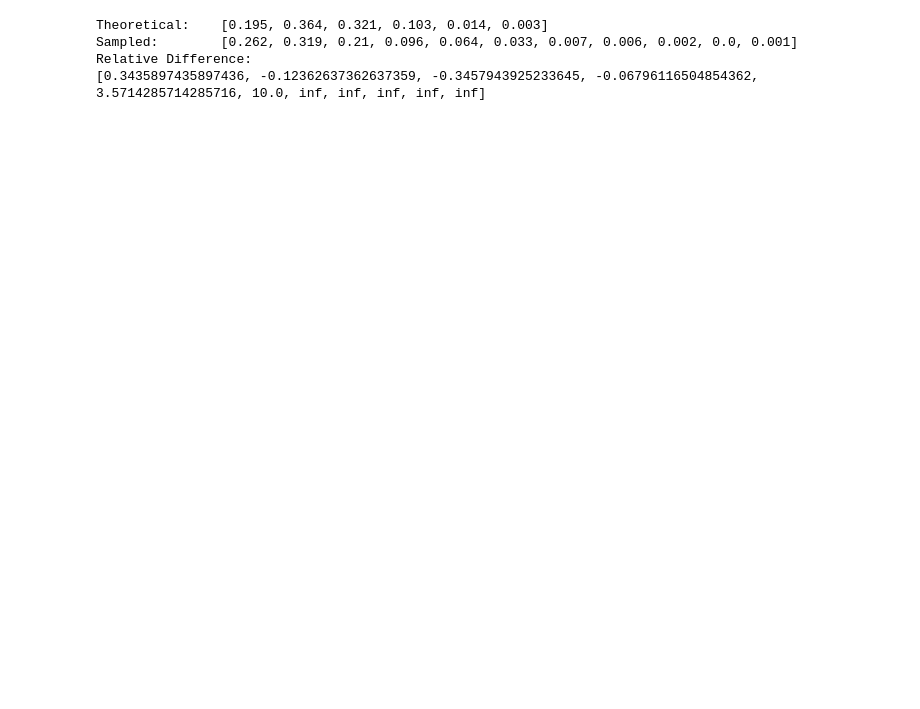
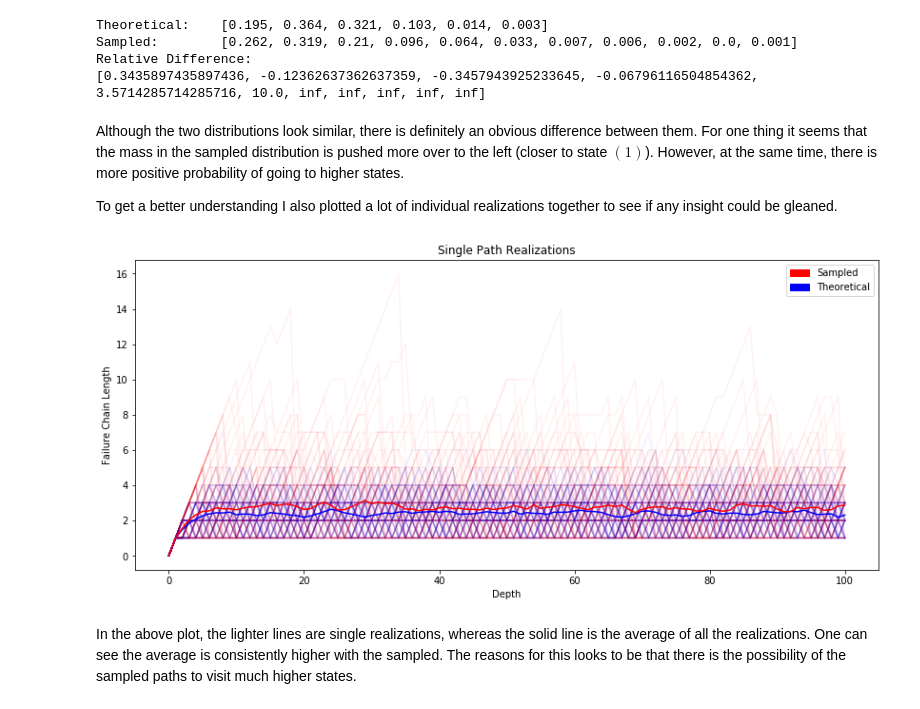
Before and after one commit to IanChar/AutomataGrowth, a Jupyter notebook: notebooks/Sept4_2017_FailureChainModel.ipynb, the cells around one changed output. Saved outputs shown, nothing was run; the diff lists cells and outputs as text; code cells hidden in the pictures; blank space fills up the shorter version.

```diff
--- a/notebooks/Sept4_2017_FailureChainModel.ipynb
+++ b/notebooks/Sept4_2017_FailureChainModel.ipynb
@@ -70,3 +114,47 @@ Theoretical:    [0.195, 0.364, 0.321, 0.103, 0.014, 0.003]
 Sampled:        [0.262, 0.319, 0.21, 0.096, 0.064, 0.033, 0.007, 0.006, 0.002, 0.0, 0.001]
 Relative Difference:
 [0.3435897435897436, -0.12362637362637359, -0.3457943925233645, -0.06796116504854362, 3.5714285714285716, 10.0, inf, inf, inf, inf, inf]
+# %% [markdown]
+Although the two distributions look similar, there is definitely an obvious difference between them. For one thing it seems that the mass in the sampled distribution is pushed more over to the left (closer to state $(1)$). However, at the same time, there is more positive probability of going to higher states.
+
+To get a better understanding I also plotted a lot of individual realizations together to see if any insight could be gleaned.
+# %%
+def compare_trends(probs, depth, realizations):
+    fc = FailureChain(probs)
+    ds = DepthSampler(probs, depth)
+    depth_list = range(depth + 1)
+    avg_theoretical = None
+    avg_sampled = None
+    plt.figure(figsize=(14, 6))
+    for _ in xrange(realizations):
+        theoretical = fc.get_realization_path(depth)
+        sampled = ds.draw_samples(1, ['failure_chain_path'])['failure_chain_path'].tolist()
+        plt.plot(depth_list, theoretical, 'b-', alpha=0.05)
+        plt.plot(depth_list, sampled, 'r-', alpha=0.05)
+        if avg_theoretical is None:
+            avg_theoretical = theoretical
+            avg_sampled = sampled
+        else:
+            avg_theoretical = [avg_theoretical[i] + theoretical[i] for i in range(len(theoretical))]
+            avg_sampled = [avg_sampled[i] + sampled[i] for i in range(len(theoretical))]
+    avg_theoretical = [val / realizations for val in avg_theoretical]
+    avg_sampled = [val / realizations for val in avg_sampled]
+    plt.plot(depth_list, avg_theoretical, 'b-', alpha=1)
+    plt.plot(depth_list, avg_sampled, 'r-', alpha=1)
+    plt.title('Single Path Realizations')
+    plt.ylabel('Failure Chain Length')
+    plt.xlabel('Depth')
+    blue_patch = mpatches.Patch(color='blue', label='Theoretical')
+    red_patch = mpatches.Patch(color='red', label='Sampled')
+    plt.legend(handles=[red_patch, blue_patch])
+    plt.show()
+# %%
+PROBS = [0.25, 0.5, 0.75, 0.3]
+DEPTH = 100
+REALIZATIONS = 100
+
+compare_trends(PROBS, DEPTH, REALIZATIONS)
+# %% [output]
+[figure, added]
+# %% [markdown]
+In the above plot, the lighter lines are single realizations, whereas the solid line is the average of all the realizations. One can see the average is consistently higher with the sampled. The reasons for this looks to be that there is the possibility of the sampled paths to visit much higher states.
```
Also changed, not shown: parts of 9 cells of this notebook, 2 other files.
